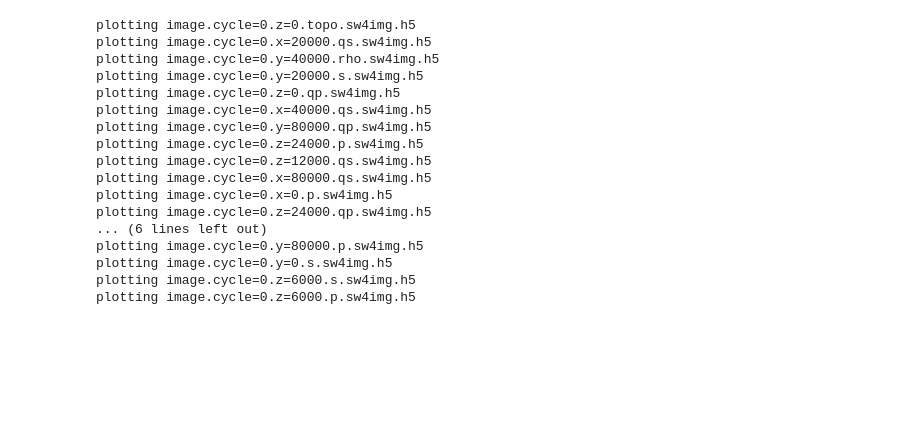
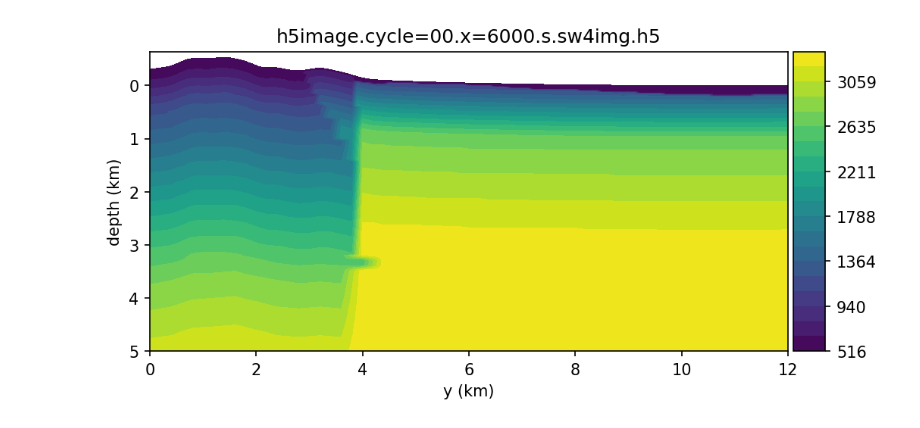
Before and after one commit to geodynamics/sw4, a Jupyter notebook: tools/plotimageh5.ipynb, the cells around one changed output. Drawn from its saved outputs; the diff is of its cells as text; code cells hidden in the pictures; blank space fills up the shorter version.

Commit message:
Fix an issue with imageh5 when there are more than 1 curvilinear grids, update pytest Perlmutter run command

```diff
--- a/tools/plotimageh5.ipynb
+++ b/tools/plotimageh5.ipynb
@@ -34,11 +35,6 @@ def readimageh5(fname, pnr=0, verbose=0):
         print('Patch number larger than npatch in image file')
         return -1
 
-    readz = False
-    has_grid = False
-    if 'grid' in image_h5.keys():
-        has_grid = True
-
     if pnr == 0 and verbose >= 1:
         print('Creation time: ', creation_time)
         print('time: ', time)
@@ -49,9 +45,11 @@ def readimageh5(fname, pnr=0, verbose=0):
         print('npatch: ', npatch)
 
     offset = 0
+    readz = False
     for i in range(0, npatch):
-        if pnr == npatch-1 and has_grid == True:
-            z = np.reshape(image_h5['grid'], (njs[npatch-1], nis[npatch-1]))
+        grid_name = "grid%d" % (i)
+        if grid_name in image_h5.keys():
+            z = np.reshape(image_h5[grid_name], (njs[i], nis[i]))
             readz = True
             #z = np.transpose(z)
         count = nis[i] * njs[i]
@@ -94,7 +92,7 @@ def readimageh5(fname, pnr=0, verbose=0):
 
     return im, x, y, z
 
-def plotimageh5(fname, savefig=False, nlvs=21, verbose=0):
+def plotimageh5(fname, savefig=False, nlvs=21, verbose=0, dpi=150):
     npatch = get_npatch_imageh5(fname)
     plane = get_plane_imageh5(fname)
     im= []
@@ -122,7 +120,7 @@ def plotimageh5(fname, savefig=False, nlvs=21, verbose=0):
     lvs = np.linspace(minv, maxv, nlvs)
     #print(lvs)
 
-    fig, ax = plt.subplots(constrained_layout=True, dpi=300)
+    fig, ax = plt.subplots(constrained_layout=True, dpi=dpi)
 
     maxy = -1e9
     miny =  1e9
@@ -145,12 +143,15 @@ def plotimageh5(fname, savefig=False, nlvs=21, verbose=0):
             miny = np.minimum(miny, np.min(y[i]))
             xlabel = 'x (km)'
             ylabel = 'y (km)'
-    ax.set_ylim(maxy, miny)
+    ax.set_ylim(maxy, miny-(maxy-miny)*0.02)
     ax.set_xlabel(xlabel)
     ax.set_ylabel(ylabel)
+    ax.set_aspect('equal')
     title = os.path.basename(fname)
     ax.set_title(title)
-    cbar = fig.colorbar(CS)
+    divider = make_axes_locatable(ax)
+    cax = divider.append_axes("right", size="5%", pad=0.05)
+    cbar = plt.colorbar(CS, cax=cax)
     if savefig:
         fig.savefig(fname+'.png')
         plt.close(fig)
@@ -165,26 +160,5 @@ plotimageh5(fname)
-# %%
-fpath = '/global/cscratch1/sd/houhun/sw4_output/hayward-att-h100-results-imagehdf5/'
-
-for file in os.listdir(fpath):
-    if file.endswith(".h5"):
-        fname = fpath + file
-        print('plotting', file)
-        plotimageh5(fname, True)
-# %% [output]
-plotting image.cycle=0.z=0.topo.sw4img.h5
-plotting image.cycle=0.x=20000.qs.sw4img.h5
-plotting image.cycle=0.y=40000.rho.sw4img.h5
-plotting image.cycle=0.y=20000.s.sw4img.h5
-plotting image.cycle=0.z=0.qp.sw4img.h5
-plotting image.cycle=0.x=40000.qs.sw4img.h5
-plotting image.cycle=0.y=80000.qp.sw4img.h5
-plotting image.cycle=0.z=24000.p.sw4img.h5
-plotting image.cycle=0.z=12000.qs.sw4img.h5
-plotting image.cycle=0.x=80000.qs.sw4img.h5
-plotting image.cycle=0.x=0.p.sw4img.h5
-plotting image.cycle=0.z=24000.qp.sw4img.h5
-... (6 lines left out)
-plotting image.cycle=0.y=80000.p.sw4img.h5
-plotting image.cycle=0.y=0.s.sw4img.h5
-plotting image.cycle=0.z=6000.s.sw4img.h5
-plotting image.cycle=0.z=6000.p.sw4img.h5
+# %%
+fname = '/global/cfs/cdirs/m3354/perl/sw4.debug/verify/berkeley/berkeley-att-h20-results/h5image.cycle=00.x=6000.s.sw4img.h5'
+plotimageh5(fname)
+# %% [output]
+[figure, added]
```
Also changed, not shown: parts of 2 cells of this notebook, 1 other file.
